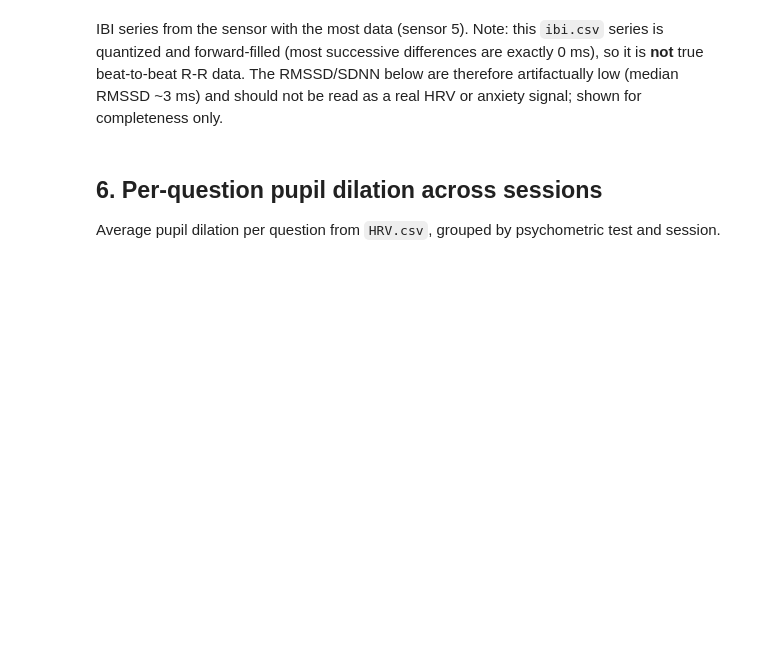
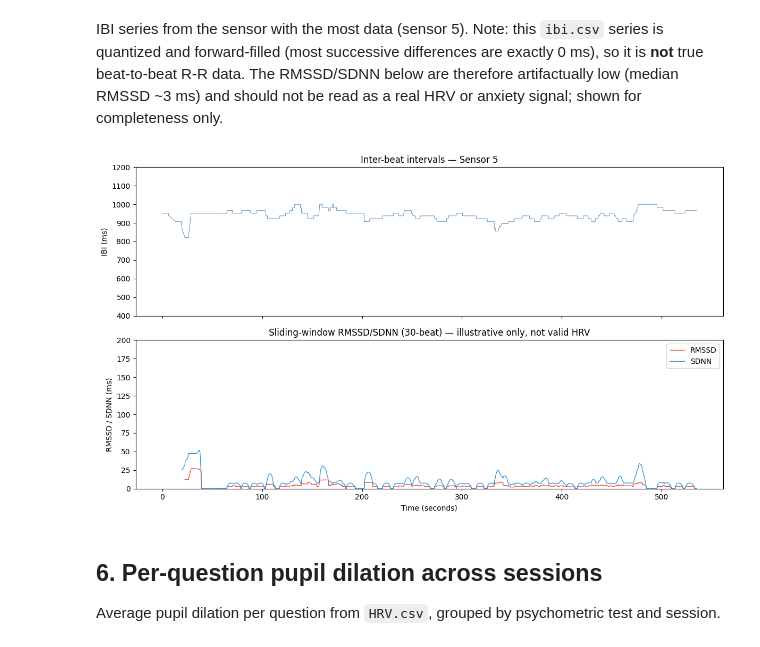
Before and after one commit to urmeo/Sensor, a Jupyter notebook: analysis/explore_data.ipynb, the cells around one changed output. Drawn from its saved outputs; the diff is of its cells as text; code cells hidden in the pictures; blank space fills up the shorter version.

Commit message:
hrv figure caveat

```diff
--- a/analysis/explore_data.ipynb
+++ b/analysis/explore_data.ipynb
@@ -110,30 +122,32 @@ IBI series from the sensor with the most data (sensor 5). Note: this `ibi.csv` s
 # %%
 # sensor 5 has most data
 ibi_s5 = ibi[(ibi["iSensor"] == 5) & (ibi["ibi"] > 0)].copy().reset_index(drop=True)
 
 fig, axes = plt.subplots(2, 1, figsize=(12, 7), sharex=True)
 
 axes[0].plot(ibi_s5["reltime"], ibi_s5["ibi"], color="steelblue", linewidth=0.6)
 axes[0].set_ylabel("IBI (ms)")
 axes[0].set_title("Inter-beat intervals — Sensor 5")
 axes[0].set_ylim(400, 1200)
 
 # sliding-window HRV (30-beat windows)
 w = 30
 successive_diff = ibi_s5["ibi"].diff()
 rmssd = np.sqrt((successive_diff ** 2).rolling(w, min_periods=w).mean())
 sdnn = ibi_s5["ibi"].rolling(w, min_periods=w).std()
 
 axes[1].plot(ibi_s5["reltime"], rmssd, label="RMSSD", color="#e74c3c", linewidth=1)
 axes[1].plot(ibi_s5["reltime"], sdnn, label="SDNN", color="#3498db", linewidth=1)
 axes[1].set_xlabel("Time (seconds)")
-axes[1].set_ylabel("HRV metric (ms)")
-axes[1].set_title(f"Sliding-window HRV ({w}-beat window)")
+axes[1].set_ylabel("RMSSD / SDNN (ms)")
+axes[1].set_title(f"Sliding-window RMSSD/SDNN ({w}-beat) — illustrative only, not valid HRV")
 axes[1].legend()
 axes[1].set_ylim(0, 200)
 
 plt.tight_layout()
 plt.show()
+# %% [output]
+[figure, added]
 # %% [markdown]
 ## 6. Per-question pupil dilation across sessions
 
```
Also changed, not shown: parts of 6 cells of this notebook.
